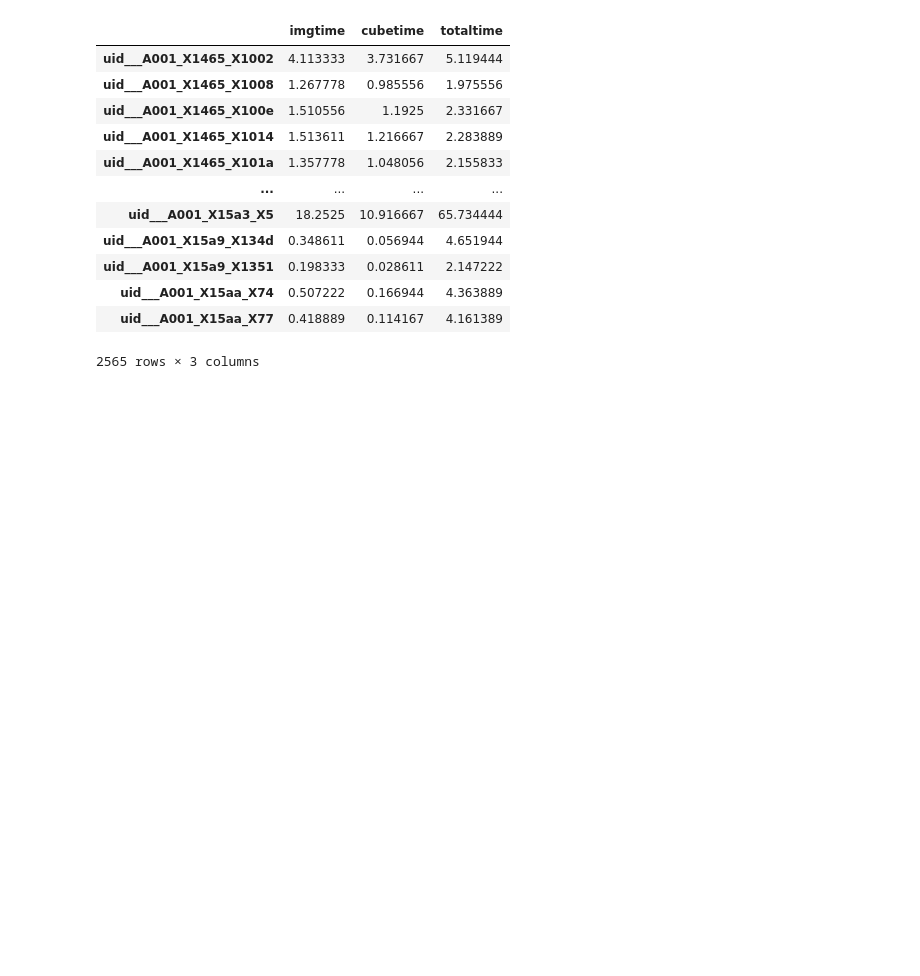
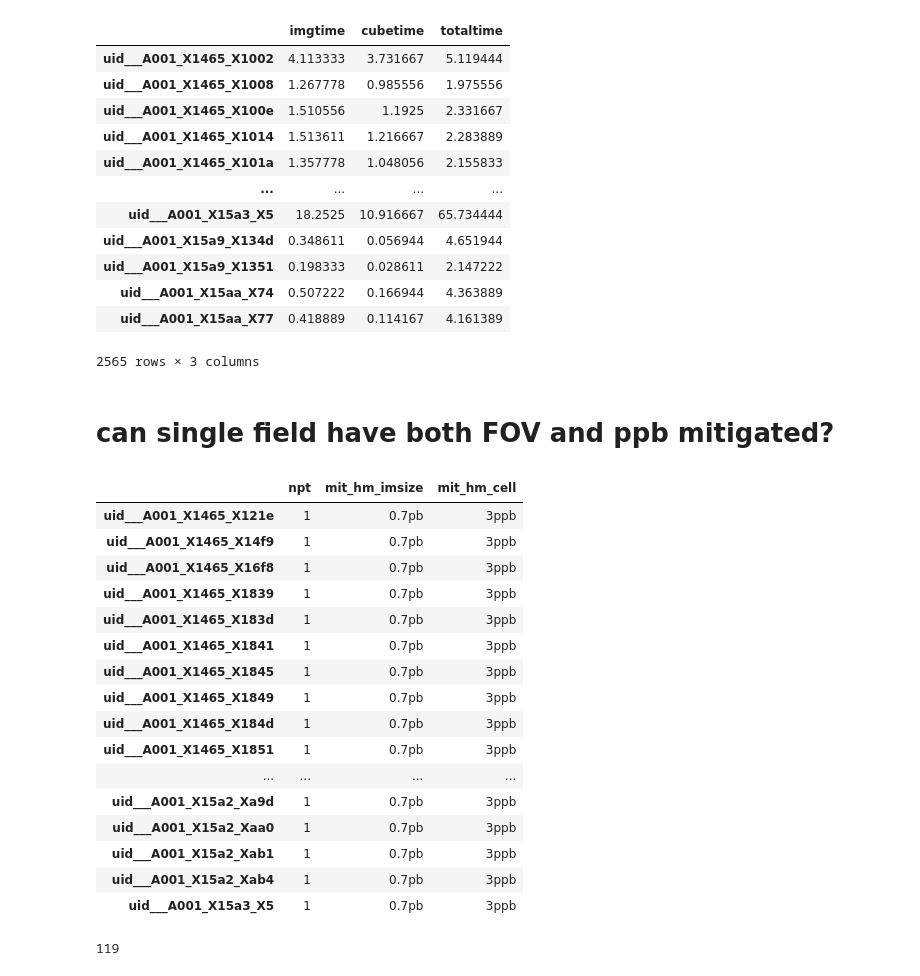
Before and after one commit to aakepley/big-cubes, a Jupyter notebook: calc_weblog_mitigation_stats.ipynb, the cells around one changed output. Drawn from its saved outputs; the diff is of its cells as text; code cells hidden in the pictures; blank space fills up the shorter version.

```diff
--- a/calc_weblog_mitigation_stats.ipynb
+++ b/calc_weblog_mitigation_stats.ipynb
@@ -8,7 +8,7 @@ from glob import glob
 import matplotlib.pyplot as plt
 import matplotlib.colors as mcolors
 # %%
-latest_pkl = 'weblog_stats/allc7_stats.20220930.pkl'
+latest_pkl = '../mitigation/weblog_stats/allc7_stats.20220930.pkl'
 print('Loading latest pickle: '+latest_pkl)
 results=pickle.load(
         open(
@@ -534,3 +534,30 @@ rpd[['imgtime','cubetime','totaltime']]
 | uid___A001_X15aa_X74 | 0.507222 | 0.166944 | 4.363889 |
 | uid___A001_X15aa_X77 | 0.418889 | 0.114167 | 4.161389 |
 2565 rows × 3 columns
+# %% [markdown]
+# can single field have both FOV and ppb mitigated?
+# %%
+idx = (rpd['npt'] == 1) & (rpd['mit_hm_imsize'] != 'default') & (rpd['mit_hm_cell'] != 'default')
+rpd[idx][['npt','mit_hm_imsize','mit_hm_cell']]
+# %% [output]
+|  | npt | mit_hm_imsize | mit_hm_cell |
+| uid___A001_X1465_X121e | 1 | 0.7pb | 3ppb |
+| uid___A001_X1465_X14f9 | 1 | 0.7pb | 3ppb |
+| uid___A001_X1465_X16f8 | 1 | 0.7pb | 3ppb |
+| uid___A001_X1465_X1839 | 1 | 0.7pb | 3ppb |
+| uid___A001_X1465_X183d | 1 | 0.7pb | 3ppb |
+| uid___A001_X1465_X1841 | 1 | 0.7pb | 3ppb |
+| uid___A001_X1465_X1845 | 1 | 0.7pb | 3ppb |
+| uid___A001_X1465_X1849 | 1 | 0.7pb | 3ppb |
+| uid___A001_X1465_X184d | 1 | 0.7pb | 3ppb |
+| uid___A001_X1465_X1851 | 1 | 0.7pb | 3ppb |
+| ... | ... | ... | ... |
+| uid___A001_X15a2_Xa9d | 1 | 0.7pb | 3ppb |
+| uid___A001_X15a2_Xaa0 | 1 | 0.7pb | 3ppb |
+| uid___A001_X15a2_Xab1 | 1 | 0.7pb | 3ppb |
+| uid___A001_X15a2_Xab4 | 1 | 0.7pb | 3ppb |
+| uid___A001_X15a3_X5 | 1 | 0.7pb | 3ppb |
+# %%
+len(rpd[idx])
+# %% [output]
+119
```
Also changed, not shown: parts of 1 cell of this notebook, 2 other files.
